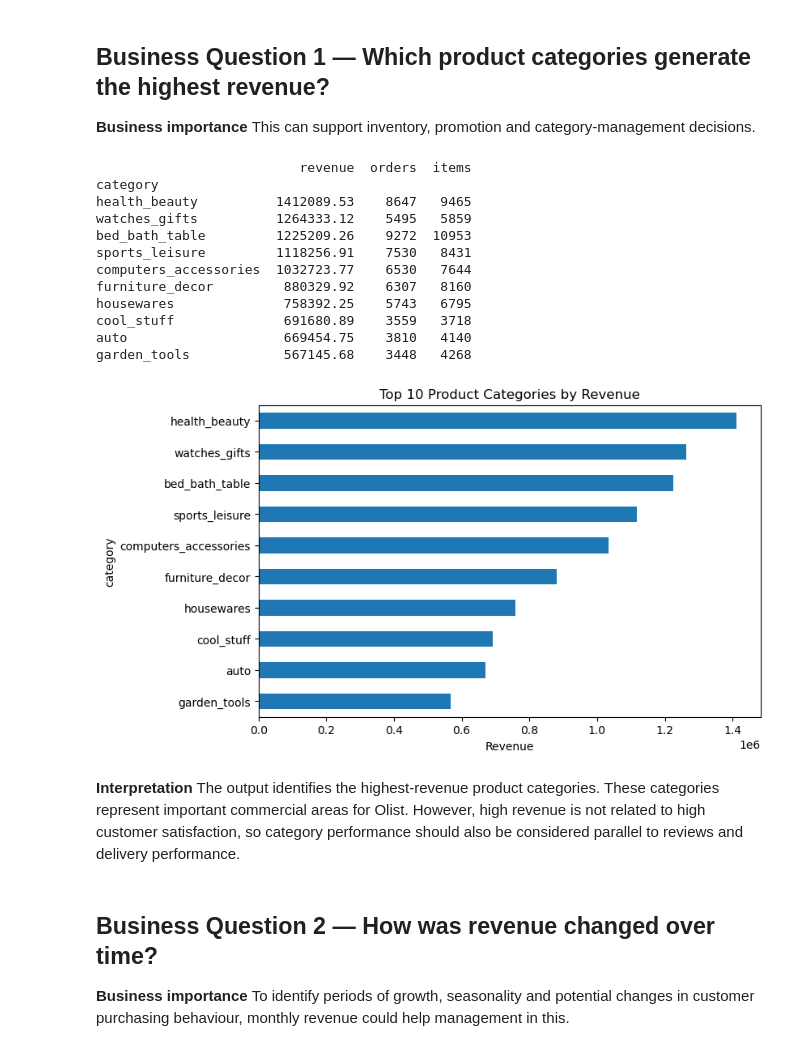
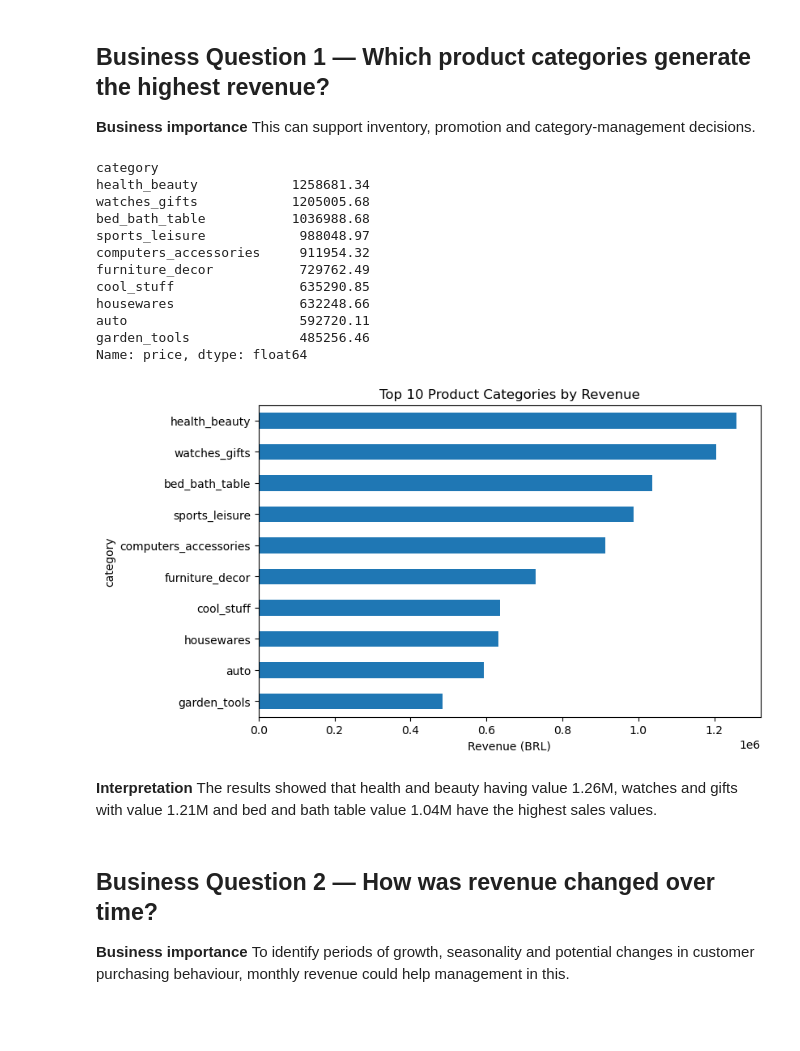
Before and after one commit to deepak324/e_commerce, a Jupyter notebook: brazilian.ipynb, the cells around one changed output. Saved outputs shown, nothing was run; the diff lists cells and outputs as text; code cells hidden in the pictures; blank space fills up the shorter version.

```diff
--- a/brazilian.ipynb
+++ b/brazilian.ipynb
@@ -213,30 +212,54 @@ dtype: int64
 
 **Business importance**
 This can support inventory, promotion and category-management decisions.
-# %%
-category_by_sales = ( data_df.groupby("category") .agg(revenue=("revenue","sum"), orders=("order_id","nunique"), items=("product_id","count")) .sort_values("revenue",ascending=False) .head(10) )
-print(category_by_sales)
-category_by_sales["revenue"].sort_values().plot(kind="barh",figsize=(8,5))
-plt.title("Top 10 Product Categories by Revenue")
-plt.xlabel("Revenue")
-plt.show()
-# %% [output]
-                          revenue  orders  items
-category
-health_beauty          1412089.53    8647   9465
-watches_gifts          1264333.12    5495   5859
-bed_bath_table         1225209.26    9272  10953
-sports_leisure         1118256.91    7530   8431
-computers_accessories  1032723.77    6530   7644
-furniture_decor         880329.92    6307   8160
-housewares              758392.25    5743   6795
-cool_stuff              691680.89    3559   3718
-auto                    669454.75    3810   4140
-garden_tools            567145.68    3448   4268
-[figure, removed]
+# %%
+# Dataset for sales/revenue analysis – includes all order statuses
+sales_df = items.merge(
+    orders[["order_id", "customer_id", "order_purchase_timestamp", "order_status"]],
+    on="order_id",
+    how="inner"
+)
+
+# Add English category
+sales_df = sales_df.merge(
+    products[["product_id", "category"]],
+    on="product_id",
+    how="left"
+)
+
+sales_df["category"] = sales_df["category"].fillna("Unknown")
+
+# Top 10 categories by product revenue (price only)
+category_revenue = (
+    sales_df.groupby("category")["price"]
+    .sum()
+    .sort_values(ascending=False)
+    .head(10)
+)
+
+print(category_revenue)
+
+category_revenue.sort_values().plot(kind="barh", figsize=(8,5))
+plt.title("Top 10 Product Categories by Revenue")
+plt.xlabel("Revenue (BRL)")
+plt.show()
+# %% [output]
+category
+health_beauty            1258681.34
+watches_gifts            1205005.68
+bed_bath_table           1036988.68
+sports_leisure            988048.97
+computers_accessories     911954.32
+furniture_decor           729762.49
+cool_stuff                635290.85
+housewares                632248.66
+auto                      592720.11
+garden_tools              485256.46
+Name: price, dtype: float64
+[figure, added]
 # %% [markdown]
 **Interpretation**
-The output identifies the highest-revenue product categories. These categories represent important commercial areas for Olist. However, high revenue is not related to high customer satisfaction, so category performance should also be considered parallel to reviews and delivery performance.
+The results showed that health and beauty having value 1.26M, watches and gifts with value 1.21M and bed and bath table value 1.04M  have the highest sales values.
 # %% [markdown]
 ## Business Question 2 — How was revenue changed over time?
 
```
Also changed, not shown: parts of 3 cells of this notebook, 1 other file.
